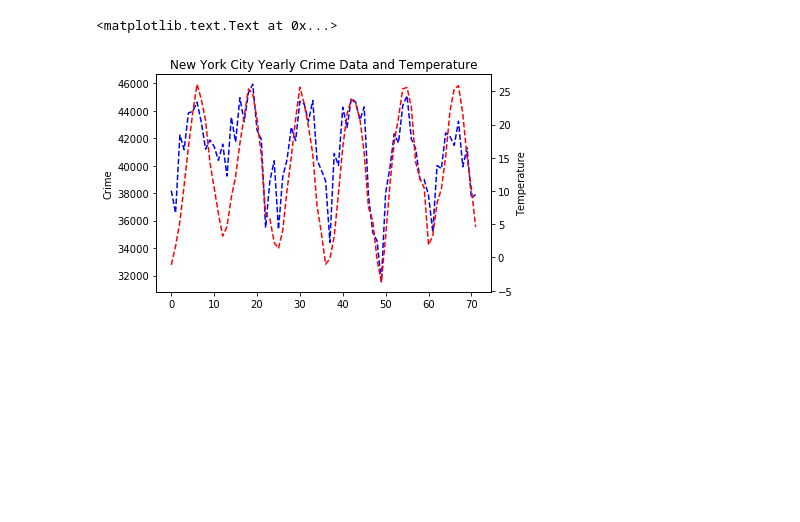
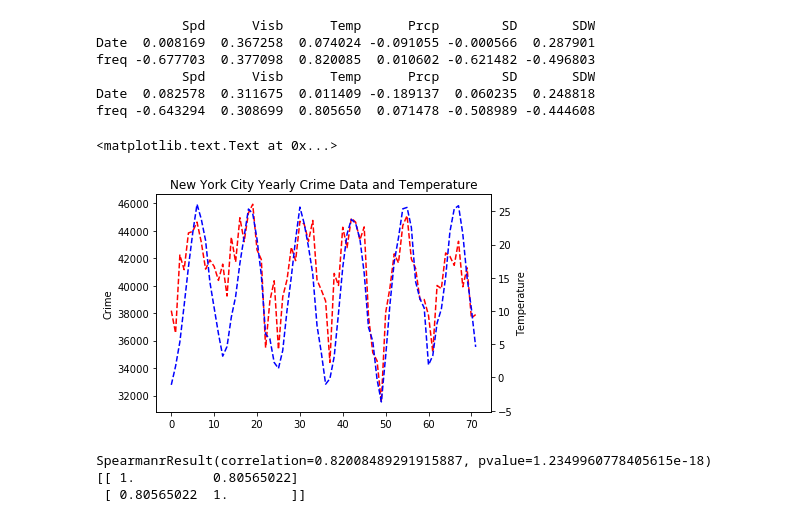
Before and after one commit to PyayAungSan/BigData_Project, a Jupyter notebook: DataAnalysis/Crime Vs Weather.ipynb, the cells around one changed output. Cells and saved outputs as stored; diff of their text form; code cells hidden in the pictures; blank space fills up the shorter version.

```diff
--- a/DataAnalysis/Crime Vs Weather.ipynb
+++ b/DataAnalysis/Crime Vs Weather.ipynb
@@ -7,28 +7,51 @@ from scipy.stats import spearmanr
 %matplotlib inline
 # %%
 crime = pd.read_csv('crime.txt',header = -1)
-crime.columns= ['year_month','freq']
+crime.columns= ['Date','freq']
 weather = pd.read_csv('weather_monthly.txt')
 crime_lst = list(crime['freq'])[60:]
-weather_lst= list(weather[' Temp'])[:-13]
+temp_lst= list(weather[' Temp'])[:-13]
+spd_lst = list(weather[' Spd'])[:-13]
 # %%
 #date generate to graph
 daterange = pd.date_range('2011-01','2016-12' , freq='1M')
 daterange = daterange.union([daterange[-1] + 1])
 daterange = [d.strftime('%y-%b') for d in daterange]
+# %%
+merged = pd.merge(crime,weather,how= 'inner',on=['Date'])
+cols_dff=crime.shape[1]
+
+comp_spearman = merged.corr(method="spearman").iloc[:cols_dff,cols_dff:]
+comp_pearson = merged.corr(method="pearson").iloc[:cols_dff,cols_dff:]
+print(comp_spearman)
+print(comp_pearson)
+# %% [output]
+           Spd      Visb      Temp      Prcp        SD       SDW
+Date  0.008169  0.367258  0.074024 -0.091055 -0.000566  0.287901
+freq -0.677703  0.377098  0.820085  0.010602 -0.621482 -0.496803
+           Spd      Visb      Temp      Prcp        SD       SDW
+Date  0.082578  0.311675  0.011409 -0.189137  0.060235  0.248818
+freq -0.643294  0.308699  0.805650  0.071478 -0.508989 -0.444608
 # %%
 y1= crime_lst
-y2 = weather_lst
+y2 = temp_lst
 
 fig = plt.figure()
 ax1 = fig.add_subplot(111)
-ax1.plot(y1,'b-',linestyle='--')
+ax1.plot(y1,'r-',linestyle='--')
 ax1.set_ylabel('Crime')
 ax2 = ax1.twinx()
-ax2.plot(y2,'r-',linestyle='--')
+ax2.plot(y2,'b-',linestyle='--')
 ax2.set_ylabel('Temperature')
 
 plt.title("New York City Yearly Crime Data and Temperature")
 # %% [output]
 <matplotlib.text.Text at 0x...>
-[figure, old version]
+[figure, new version]
+# %%
+print(spearmanr(crime_lst,temp_lst))
+print(np.corrcoef(crime_lst, temp_lst))
+# %% [output]
+SpearmanrResult(correlation=0.82008489291915887, pvalue=1.2349960778405615e-18)
+[[ 1.          0.80565022]
+ [ 0.80565022  1.        ]]
```
Also changed, not shown: parts of 3 cells of this notebook.
